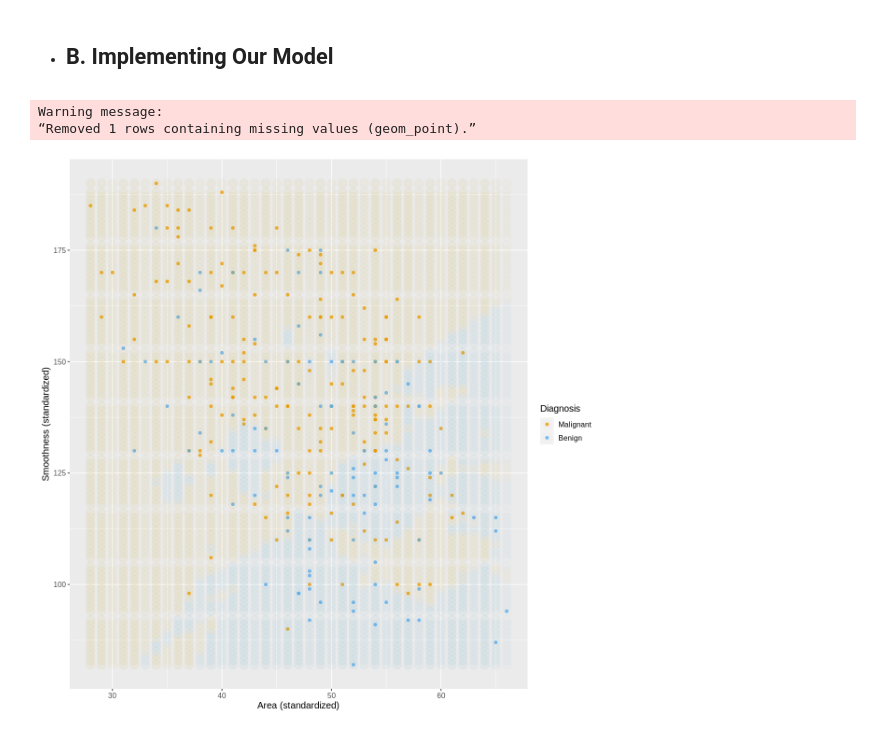
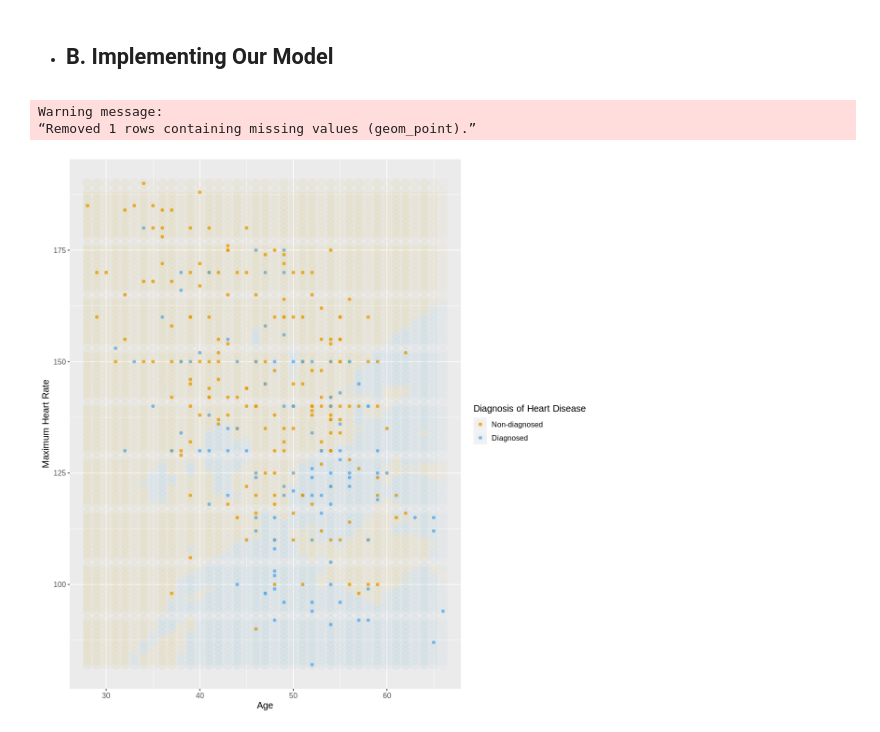
Before and after one commit to juliahudea/dsci-100-project, a Jupyter notebook: Analysis_Section_(new).ipynb, the cells around one changed output. Drawn from its saved outputs; the diff is of its cells as text; code cells hidden in the pictures.

Commit message:
Changes to Ivy's version + added final visualization

```diff
--- a/Analysis_Section_(new).ipynb
+++ b/Analysis_Section_(new).ipynb
@@ -353,35 +353,35 @@ asgrid <- as_tibble(expand.grid(age = as.integer(age_grid),
 
 # use the fit workflow to make predictions at the grid points
 knnPredGrid <- predict(heart_disease_fit, asgrid)
 
 # bind the predictions as a new column with the grid points
 prediction_table <- bind_cols(knnPredGrid, asgrid) |>
   rename(num = .pred_class)
 
 
 
 wkflw_plot <-
   ggplot() +
   geom_point(data = hungarian_heart_disease_data,
              mapping = aes(x = age,
                            y = thalach,
                            color = num),
              alpha = 0.75) +
   geom_point(data = prediction_table,
              mapping = aes(x = age,
                            y = thalach,
                            color = num),
              alpha = 0.02,
              size = 5) +
-  labs(color = "Diagnosis",
-       x = "Area (standardized)",
-       y = "Smoothness (standardized)") +
-  scale_color_manual(labels = c("Malignant", "Benign"),
+  labs(color = "Diagnosis of Heart Disease",
+       x = "Age",
+       y = "Maximum Heart Rate") +
+  scale_color_manual(labels = c("Non-diagnosed", "Diagnosed"),
                      values = c("orange2", "steelblue2")) +
   theme(text = element_text(size = 12))
 
 wkflw_plot
 # %% [output]
 Warning message:
 “Removed 1 rows containing missing values (geom_point).”
-[figure, old version]
+[figure, new version]
```
